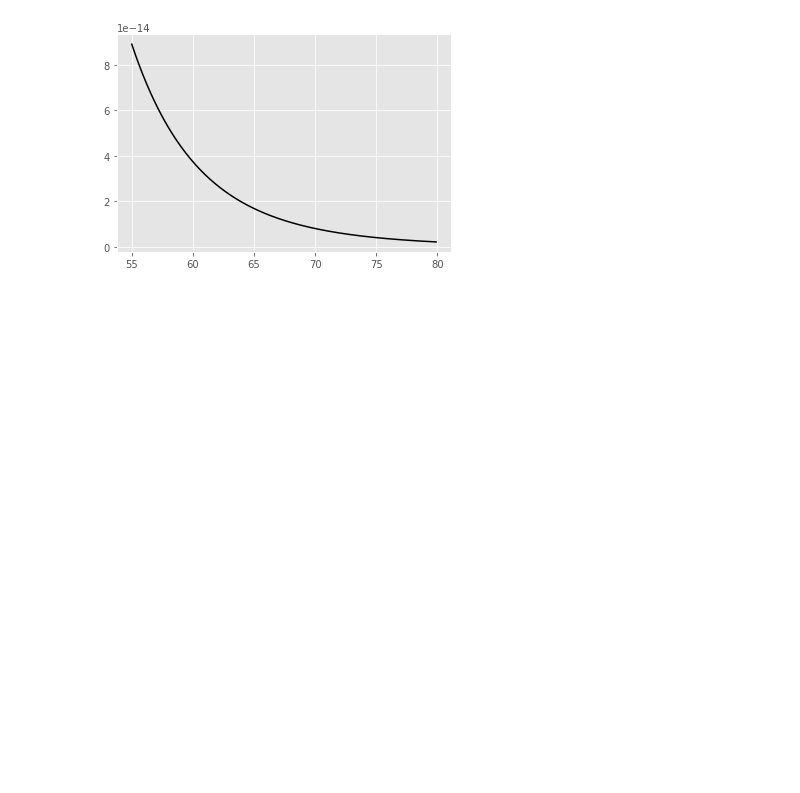
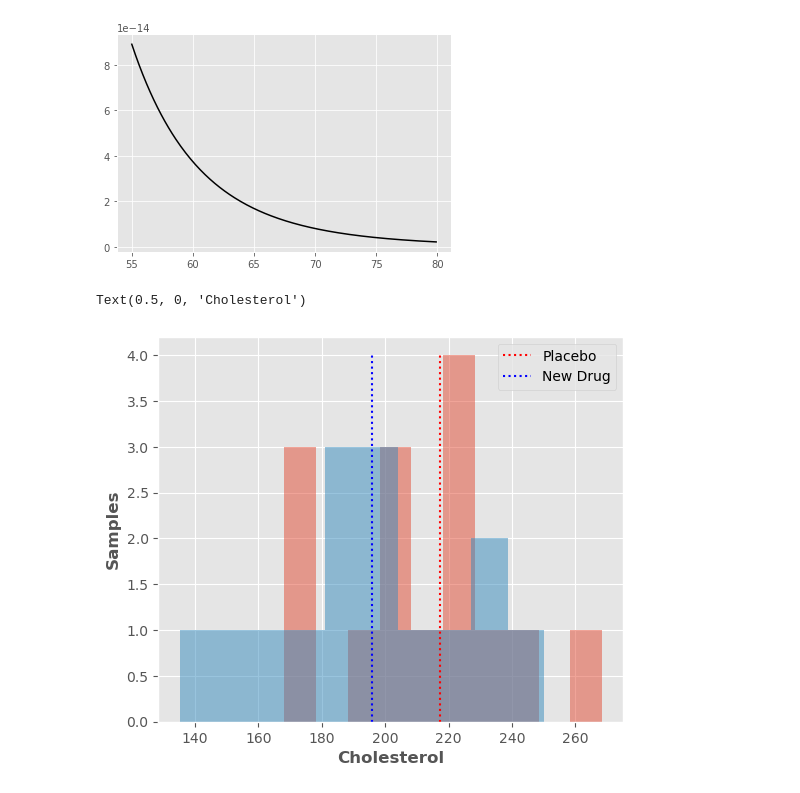
Before and after one commit to TobGerken/ISAT300, a Jupyter notebook: LectureCode/TTest.ipynb, the cells around one changed output. Drawn from its saved outputs; the diff is of its cells as text; code cells hidden in the pictures; blank space fills up the shorter version.

```diff
--- a/LectureCode/TTest.ipynb
+++ b/LectureCode/TTest.ipynb
@@ -59,3 +77,22 @@ plt.plot(x, t.pdf(x,9), 'k', label="T-Distribution PDF")
 # %% [output]
 [<matplotlib.lines.Line2D at 0x...>]
 [figure]
+# %%
+placebo = np.random.normal(217.4,30.3,15)
+newdrug = np.random.normal(195.9,28.7,15)
+# %%
+fig = plt.figure(figsize = (6, 5))
+ax = fig.add_subplot(1, 1, 1)
+plt.hist(placebo, alpha = 0.5)
+plt.hist(newdrug, alpha = 0.5)
+
+plt.vlines(217.4,0,4,color = 'r', linestyle = ':')
+plt.vlines(195.9,0,4,color = 'b', linestyle = ':')
+
+plt.legend(['Placebo', 'New Drug'])
+
+ax.set_ylabel('Samples',fontsize = 12, fontweight='bold')
+ax.set_xlabel('Cholesterol',fontsize = 12, fontweight='bold')
+# %% [output]
+Text(0.5, 0, 'Cholesterol')
+[figure, added]
```
Also changed, not shown: parts of 3 cells of this notebook.
